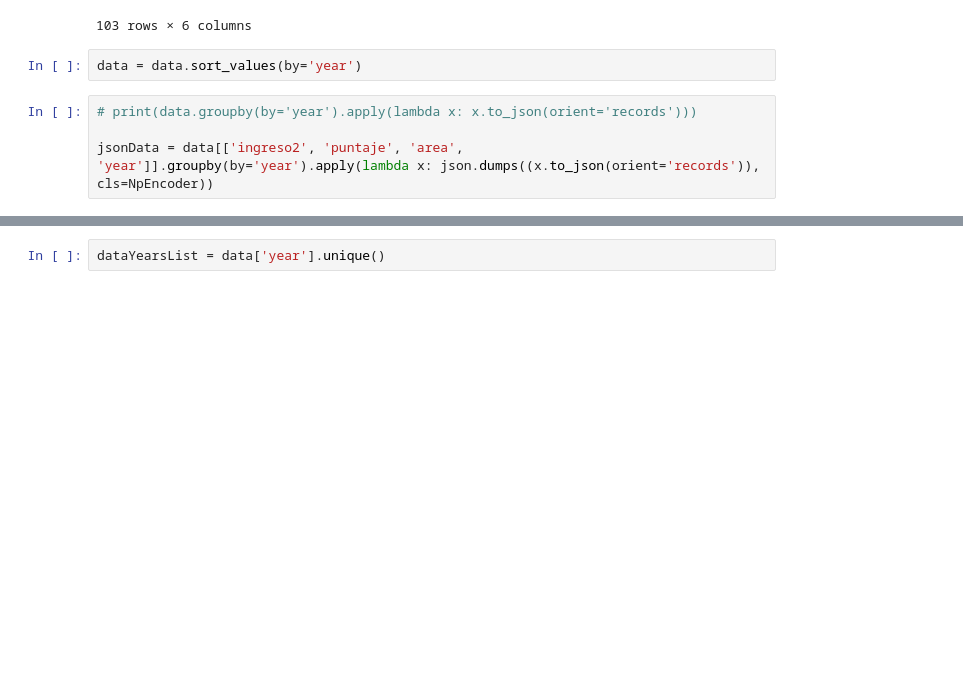
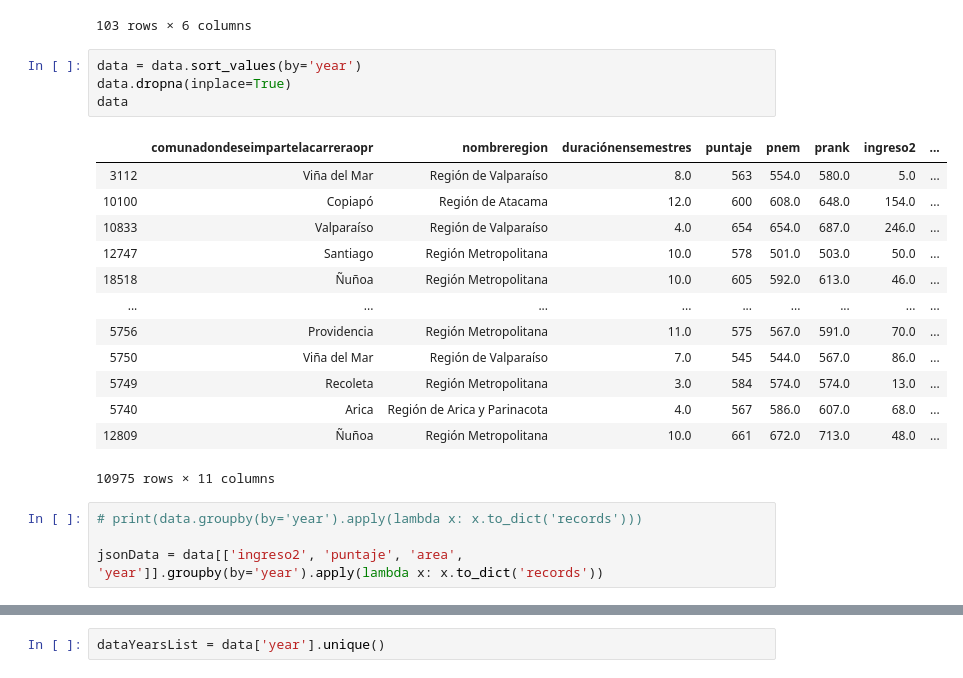
Before and after one commit to juancaros/junaeb, a Jupyter notebook: protocol/Data ETL.ipynb, the cells around one changed output, grey strips where cells are left out. Cells and saved outputs as stored; diff of their text form; blank space fills up the shorter version.

Commit message:
updated notebook to output in proper json format

```diff
--- a/protocol/Data ETL.ipynb
+++ b/protocol/Data ETL.ipynb
@@ -127,8 +122,24 @@ dataByYear.sum()
 103 rows × 6 columns
 # %%
 data = data.sort_values(by='year')
+data.dropna(inplace=True)
+data
+# %% [output]
+|  | comunadondeseimpartelacarreraopr | nombreregion | duraciónensemestres | puntaje | pnem | prank | ingreso2 | ... |
+| 3112 | Viña del Mar | Región de Valparaíso | 8.0 | 563 | 554.0 | 580.0 | 5.0 | ... |
+| 10100 | Copiapó | Región de Atacama | 12.0 | 600 | 608.0 | 648.0 | 154.0 | ... |
+| 10833 | Valparaíso | Región de Valparaíso | 4.0 | 654 | 654.0 | 687.0 | 246.0 | ... |
+| 12747 | Santiago | Región Metropolitana | 10.0 | 578 | 501.0 | 503.0 | 50.0 | ... |
+| 18518 | Ñuñoa | Región Metropolitana | 10.0 | 605 | 592.0 | 613.0 | 46.0 | ... |
+| ... | ... | ... | ... | ... | ... | ... | ... | ... |
+| 5756 | Providencia | Región Metropolitana | 11.0 | 575 | 567.0 | 591.0 | 70.0 | ... |
+| 5750 | Viña del Mar | Región de Valparaíso | 7.0 | 545 | 544.0 | 567.0 | 86.0 | ... |
+| 5749 | Recoleta | Región Metropolitana | 3.0 | 584 | 574.0 | 574.0 | 13.0 | ... |
+| 5740 | Arica | Región de Arica y Parinacota | 4.0 | 567 | 586.0 | 607.0 | 68.0 | ... |
+| 12809 | Ñuñoa | Región Metropolitana | 10.0 | 661 | 672.0 | 713.0 | 48.0 | ... |
+10975 rows × 11 columns
 # %%
-# print(data.groupby(by='year').apply(lambda x: x.to_json(orient='records')))
+# print(data.groupby(by='year').apply(lambda x: x.to_dict('records')))
 
-jsonData = data[['ingreso2', 'puntaje', 'area', 'year']].groupby(by='year').apply(lambda x: json.dumps((x.to_json(orient='records')), cls=NpEncoder))
+jsonData = data[['ingreso2', 'puntaje', 'area', 'year']].groupby(by='year').apply(lambda x: x.to_dict('records'))
 # %%
```
Also changed, not shown: parts of 4 cells of this notebook, 3 other files.
